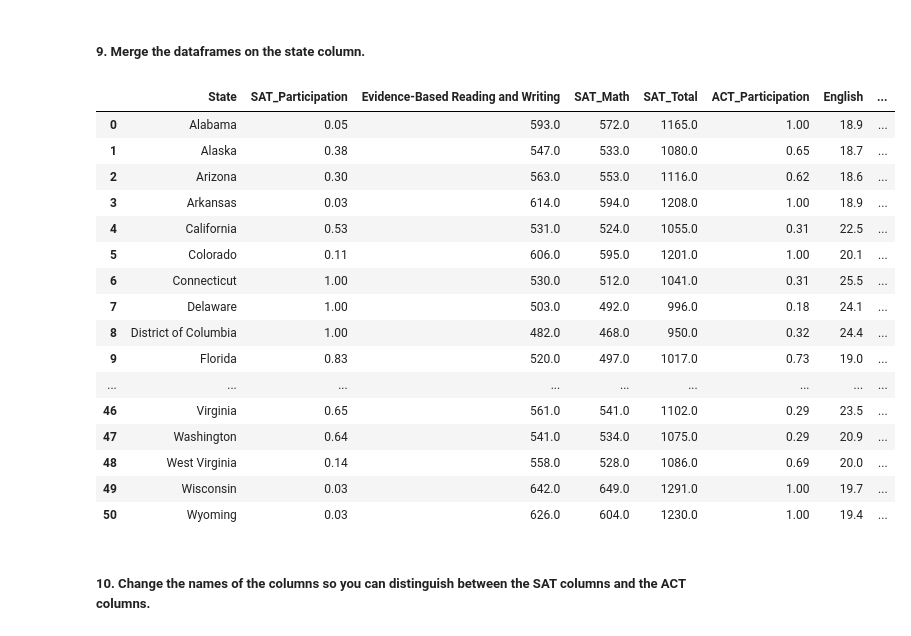
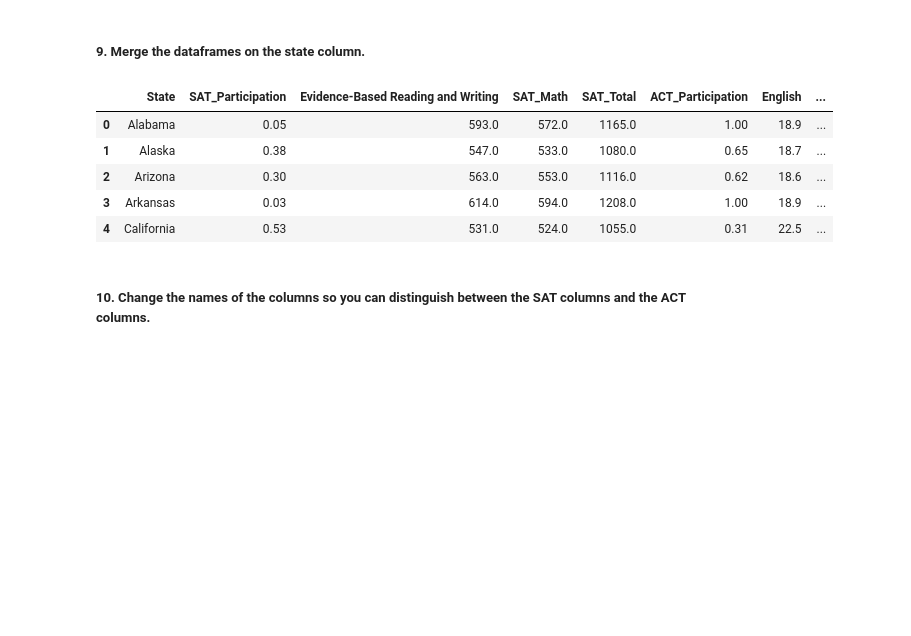
Before and after one commit to wsuh60/SAT_project, a Jupyter notebook: code/starter-code.ipynb, the cells around one changed output. Cells and saved outputs as stored; diff of their text form; code cells hidden in the pictures; blank space fills up the shorter version.

```diff
--- a/code/starter-code.ipynb
+++ b/code/starter-code.ipynb
@@ -138,44 +146,33 @@ act_list = act.to_dict('list')
 # %%
 combined_tests = pd.merge(sat, act, on = 'State', how= 'outer')
 
 combined_tests = combined_tests.rename(columns= {
     'Unnamed: 0_x':'SAT_Unnamed',
     'Participation_x':'SAT_Participation',
     'Math_x':'SAT_Math',
     'Total':'SAT_Total',
     'Unnamed: 0_y':'ACT_Unnamed',
     'Participation_y':'ACT_Participation',
     'Math_y':'ACT_Math',
     'Composite':'ACT_Composite'
 })
 
 
 #Renamed columns for clarity!
 
 
 combined_tests.at[20, 'SAT_Math'] = 524.0
 combined_tests.at[20, 'Science'] = 23.2
 ## Maryland had incorrect values for ACT Science and SAT Math. Fixed them according to 2017 data.
 
-combined_tests
+combined_tests.head()
 # %% [output]
 |  | State | SAT_Participation | Evidence-Based Reading and Writing | SAT_Math | SAT_Total | ACT_Participation | English | ... |
 | 0 | Alabama | 0.05 | 593.0 | 572.0 | 1165.0 | 1.00 | 18.9 | ... |
 | 1 | Alaska | 0.38 | 547.0 | 533.0 | 1080.0 | 0.65 | 18.7 | ... |
 | 2 | Arizona | 0.30 | 563.0 | 553.0 | 1116.0 | 0.62 | 18.6 | ... |
 | 3 | Arkansas | 0.03 | 614.0 | 594.0 | 1208.0 | 1.00 | 18.9 | ... |
 | 4 | California | 0.53 | 531.0 | 524.0 | 1055.0 | 0.31 | 22.5 | ... |
-| 5 | Colorado | 0.11 | 606.0 | 595.0 | 1201.0 | 1.00 | 20.1 | ... |
-| 6 | Connecticut | 1.00 | 530.0 | 512.0 | 1041.0 | 0.31 | 25.5 | ... |
-| 7 | Delaware | 1.00 | 503.0 | 492.0 | 996.0 | 0.18 | 24.1 | ... |
-| 8 | District of Columbia | 1.00 | 482.0 | 468.0 | 950.0 | 0.32 | 24.4 | ... |
-| 9 | Florida | 0.83 | 520.0 | 497.0 | 1017.0 | 0.73 | 19.0 | ... |
-| ... | ... | ... | ... | ... | ... | ... | ... | ... |
-| 46 | Virginia | 0.65 | 561.0 | 541.0 | 1102.0 | 0.29 | 23.5 | ... |
-| 47 | Washington | 0.64 | 541.0 | 534.0 | 1075.0 | 0.29 | 20.9 | ... |
-| 48 | West Virginia | 0.14 | 558.0 | 528.0 | 1086.0 | 0.69 | 20.0 | ... |
-| 49 | Wisconsin | 0.03 | 642.0 | 649.0 | 1291.0 | 1.00 | 19.7 | ... |
-| 50 | Wyoming | 0.03 | 626.0 | 604.0 | 1230.0 | 1.00 | 19.4 | ... |
 # %% [markdown]
 ##### 10. Change the names of the columns so you can distinguish between the SAT columns and the ACT columns.
 # %%
```
Also changed, not shown: parts of 6 cells of this notebook.
